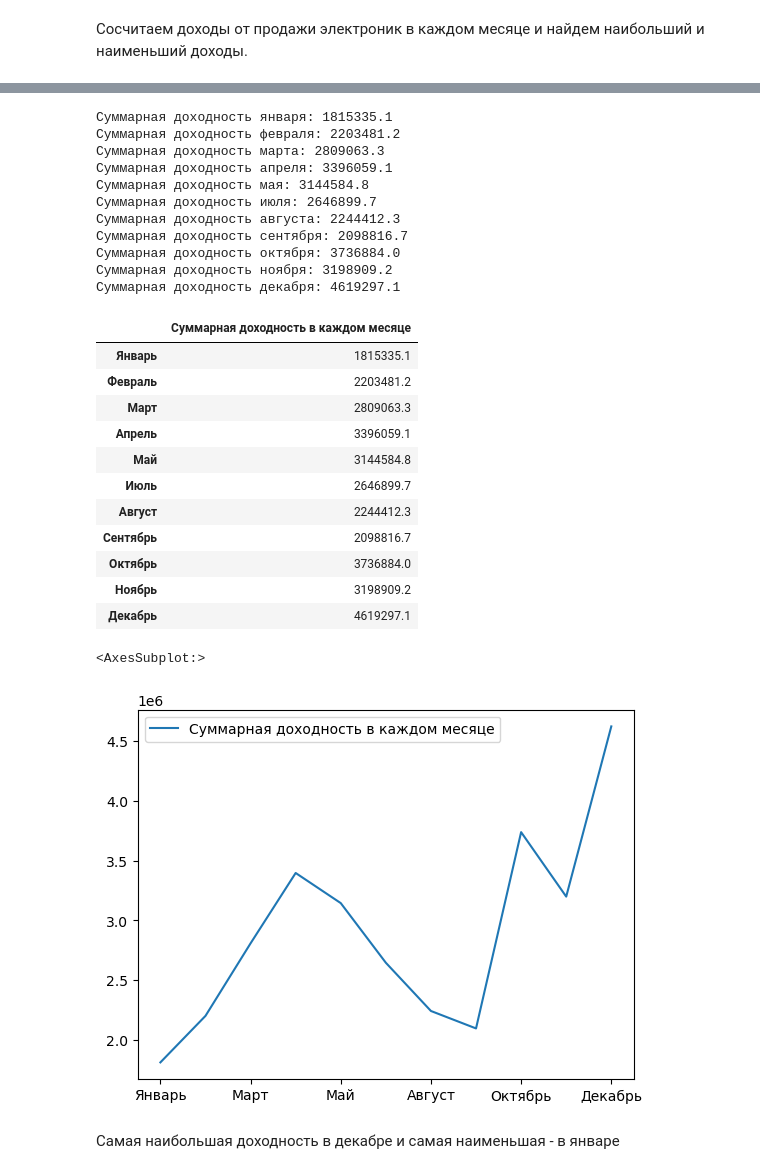
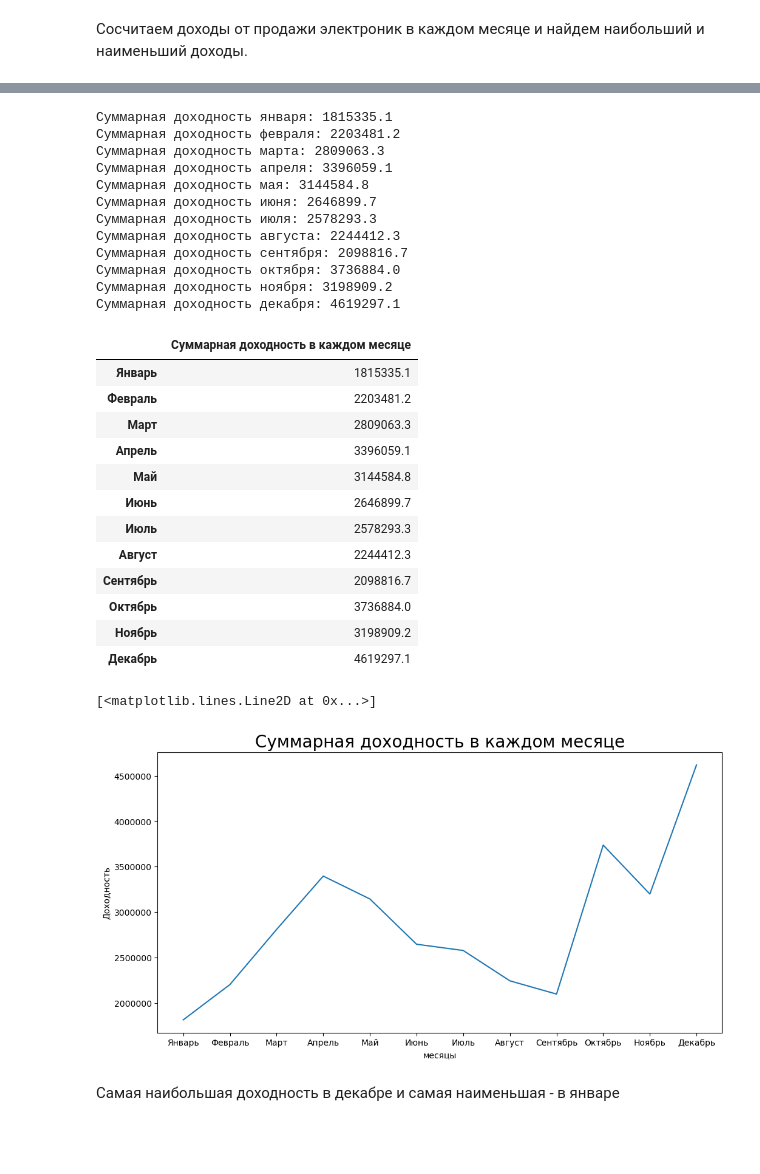
Before and after one commit to projectDMS2032/Project, a Jupyter notebook: Наш проект.ipynb, the cells around one changed output, grey strips where cells are left out. Drawn from its saved outputs; the diff is of its cells as text; code cells hidden in the pictures; blank space fills up the shorter version.

```diff
--- a/Наш проект.ipynb
+++ b/Наш проект.ipynb
@@ -44,12 +46,25 @@ feb['Price Each'] = pd.to_numeric(feb['Price Each'], errors='coerce')
 mar['Price Each'] = pd.to_numeric(mar['Price Each'], errors='coerce')
 apr['Price Each'] = pd.to_numeric(apr['Price Each'], errors='coerce')
 may['Price Each'] = pd.to_numeric(may['Price Each'], errors='coerce')
+jun['Price Each'] = pd.to_numeric(jun['Price Each'], errors='coerce')
 jul['Price Each'] = pd.to_numeric(jul['Price Each'], errors='coerce')
 aug['Price Each'] = pd.to_numeric(aug['Price Each'], errors='coerce')
 sep['Price Each'] = pd.to_numeric(sep['Price Each'], errors='coerce')
 oct['Price Each'] = pd.to_numeric(oct['Price Each'], errors='coerce')
 nov['Price Each'] = pd.to_numeric(nov['Price Each'], errors='coerce')
 dec['Price Each'] = pd.to_numeric(dec['Price Each'], errors='coerce')
+jan['Quantity Ordered'] = pd.to_numeric(jan['Quantity Ordered'], errors='coerce')
+feb['Quantity Ordered'] = pd.to_numeric(feb['Quantity Ordered'], errors='coerce')
+mar['Quantity Ordered'] = pd.to_numeric(mar['Quantity Ordered'], errors='coerce')
+apr['Quantity Ordered'] = pd.to_numeric(apr['Quantity Ordered'], errors='coerce')
+may['Quantity Ordered'] = pd.to_numeric(may['Quantity Ordered'], errors='coerce')
+jun['Quantity Ordered'] = pd.to_numeric(jun['Quantity Ordered'], errors='coerce')
+jul['Quantity Ordered'] = pd.to_numeric(jul['Quantity Ordered'], errors='coerce')
+aug['Quantity Ordered'] = pd.to_numeric(aug['Quantity Ordered'], errors='coerce')
+sep['Quantity Ordered'] = pd.to_numeric(sep['Quantity Ordered'], errors='coerce')
+oct['Quantity Ordered'] = pd.to_numeric(oct['Quantity Ordered'], errors='coerce')
+nov['Quantity Ordered'] = pd.to_numeric(nov['Quantity Ordered'], errors='coerce')
+dec['Quantity Ordered'] = pd.to_numeric(dec['Quantity Ordered'], errors='coerce')
 # %%
 nov.dtypes
 # %% [output]
@@ -73,8 +88,10 @@ apr.replace('', np.nan, inplace=True)
 APR=apr.dropna()
 may.replace('', np.nan, inplace=True)
 MAY=may.dropna()
+jun.replace('', np.nan, inplace=True)
+JUN=jul.dropna()
 jul.replace('', np.nan, inplace=True)
-JUL=jul.dropna()
+JUL=jun.dropna()
 aug.replace('', np.nan, inplace=True)
 AUG=aug.dropna()
 sep.replace('', np.nan, inplace=True)
@@ -156,6 +180,7 @@ income_feb = FEB['Quantity Ordered'] * FEB['Price Each']
 income_mar = MAR['Quantity Ordered'] * MAR['Price Each']
 income_apr = APR['Quantity Ordered'] * APR['Price Each']
 income_may = MAY['Quantity Ordered'] * MAY['Price Each']
+income_jun = JUN['Quantity Ordered'] * JUN['Price Each']
 income_jul = JUL['Quantity Ordered'] * JUL['Price Each']
 income_aug = AUG['Quantity Ordered'] * AUG['Price Each']
 income_sep = SEP['Quantity Ordered'] * SEP['Price Each']
@@ -167,6 +192,7 @@ FEB['income'] = income_feb
 MAR['income'] = income_mar
 APR['income'] = income_apr
 MAY['income'] = income_may
+JUN['income'] = income_jun
 JUL['income'] = income_jul
 AUG['income'] = income_aug
 SEP['income'] = income_sep
@@ -197,6 +223,7 @@ print('Суммарная доходность февраля:', FEB['income'].s
 print('Суммарная доходность марта:', MAR['income'].sum().round(1))
 print('Суммарная доходность апреля:', APR['income'].sum().round(1))
 print('Суммарная доходность мая:', MAY['income'].sum().round(1))
+print('Суммарная доходность июня:', JUN['income'].sum().round(1))
 print('Суммарная доходность июля:', JUL['income'].sum().round(1))
 print('Суммарная доходность августа:', AUG['income'].sum().round(1))
 print('Суммарная доходность сентября:', SEP['income'].sum().round(1))
@@ -209,16 +236,17 @@ print('Суммарная доходность декабря:', DEC['income'].s
 Суммарная доходность марта: 2809063.3
 Суммарная доходность апреля: 3396059.1
 Суммарная доходность мая: 3144584.8
-Суммарная доходность июля: 2646899.7
+Суммарная доходность июня: 2646899.7
+Суммарная доходность июля: 2578293.3
 Суммарная доходность августа: 2244412.3
 Суммарная доходность сентября: 2098816.7
 Суммарная доходность октября: 3736884.0
 Суммарная доходность ноября: 3198909.2
 Суммарная доходность декабря: 4619297.1
 # %%
-datainc = [JAN['income'].sum().round(1),FEB['income'].sum().round(1),MAR['income'].sum().round(1),APR['income'].sum().round(1),MAY['income'].sum().round(1), JUL['income'].sum().round(1), AUG['income'].sum().round(1),SEP['income'].sum().round(1), OCT['income'].sum().round(1),NOV['income'].sum().round(1),DEC['income'].sum().round(1)]
+datainc = [JAN['income'].sum().round(1),FEB['income'].sum().round(1),MAR['income'].sum().round(1),APR['income'].sum().round(1),MAY['income'].sum().round(1), JUN['income'].sum().round(1), JUL['income'].sum().round(1), AUG['income'].sum().round(1),SEP['income'].sum().round(1), OCT['income'].sum().round(1),NOV['income'].sum().round(1),DEC['income'].sum().round(1)]
 datainc = np.array(datainc)
-dfinc = pd.DataFrame(datainc, columns=['Суммарная доходность в каждом месяце'], index=["Январь", "Февраль", "Март", "Апрель", "Май", "Июль", "Август", "Сентябрь", "Октябрь", "Ноябрь", "Декабрь"])
+dfinc = pd.DataFrame(datainc, columns=['Суммарная доходность в каждом месяце'], index=["Январь", "Февраль", "Март", "Апрель", "Май", "Июнь","Июль", "Август", "Сентябрь", "Октябрь", "Ноябрь", "Декабрь"])
 dfinc
 # %% [output]
 |  | Суммарная доходность в каждом месяце |
@@ -227,17 +255,23 @@ dfinc
 | Март | 2809063.3 |
 | Апрель | 3396059.1 |
 | Май | 3144584.8 |
-| Июль | 2646899.7 |
+| Июнь | 2646899.7 |
+| Июль | 2578293.3 |
 | Август | 2244412.3 |
 | Сентябрь | 2098816.7 |
 | Октябрь | 3736884.0 |
 | Ноябрь | 3198909.2 |
 | Декабрь | 4619297.1 |
 # %%
-dfinc.plot(column='Суммарная доходность в каждом месяце')
+plt.figure(figsize=(12, 6))
+plt.ticklabel_format(style='plain')
+plt.title('Суммарная доходность в каждом месяце', fontsize=20)
+plt.xlabel('месяцы')
+plt.ylabel('Доходность')
+plt.plot(dfinc)
 # %% [output]
-<AxesSubplot:>
+[<matplotlib.lines.Line2D at 0x...>]
-[figure, old version]
+[figure, new version]
 # %% [markdown]
 Самая наибольшая доходность в декабре и самая наименьшая - в январе
 # %% [markdown]
```
Also changed, not shown: parts of 20 cells of this notebook.
